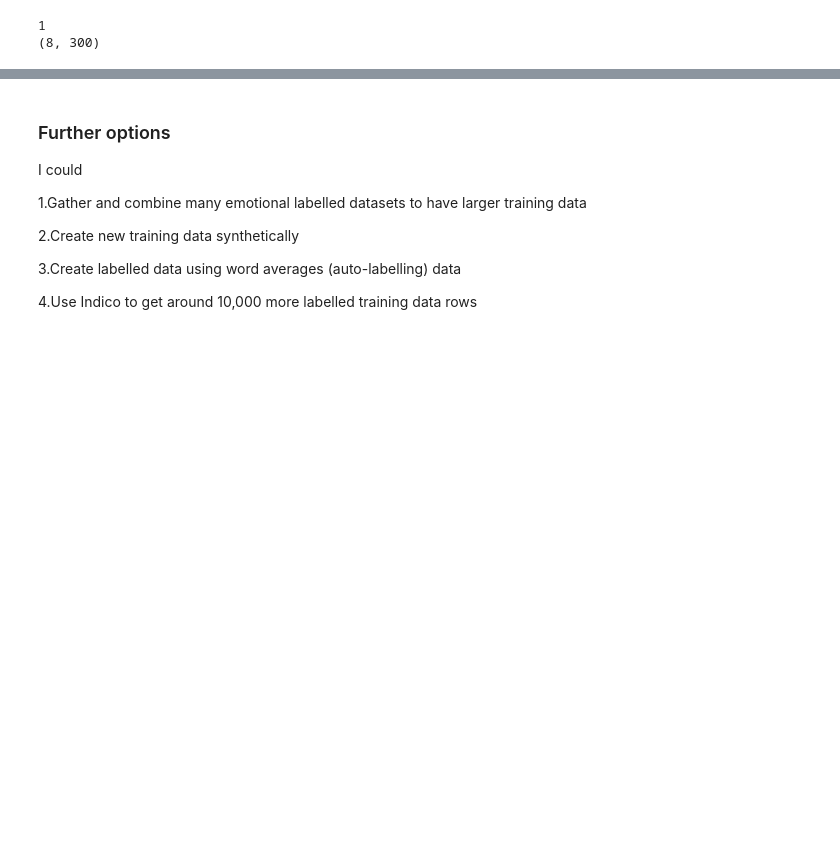
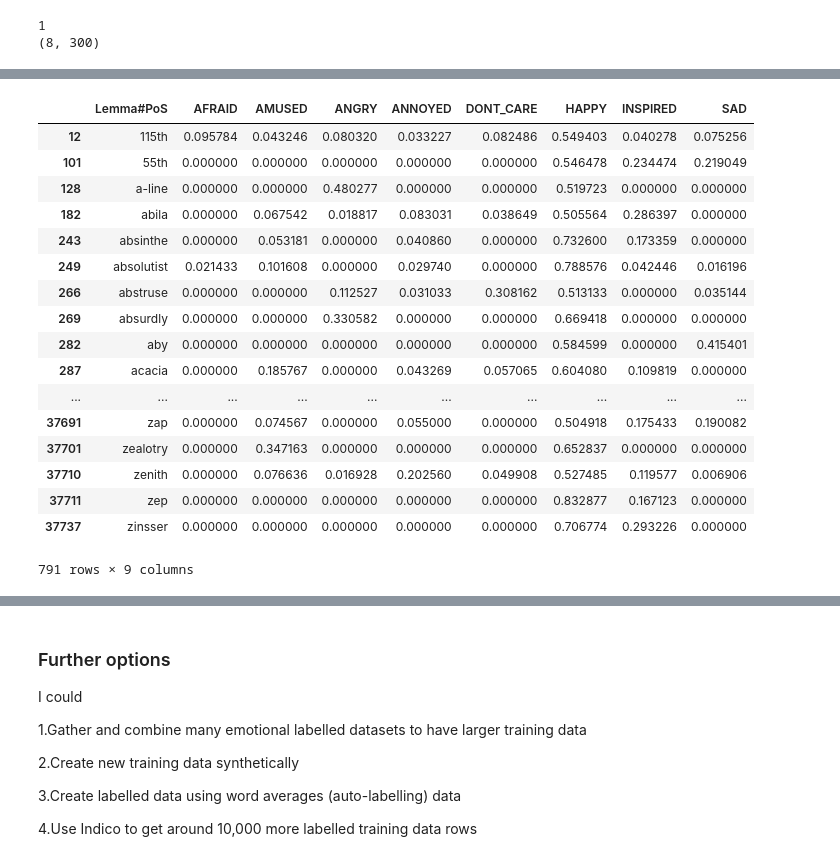
Before and after one commit to cidetraq/nlp_emotions, a Jupyter notebook: Keras LSTM.ipynb, the cells around one changed output, grey strips where cells are left out. Drawn from its saved outputs; the diff is of its cells as text; code cells hidden in the pictures; blank space fills up the shorter version.

```diff
--- a/Keras LSTM.ipynb
+++ b/Keras LSTM.ipynb
@@ -1438,0 +1397,21 @@ json_file
+# %%
+depeche[(depeche['HAPPY']>.5) & (depeche['HAPPY']<1.0)]
+# %% [output]
+|  | Lemma#PoS | AFRAID | AMUSED | ANGRY | ANNOYED | DONT_CARE | HAPPY | INSPIRED | SAD |
+| 12 | 115th | 0.095784 | 0.043246 | 0.080320 | 0.033227 | 0.082486 | 0.549403 | 0.040278 | 0.075256 |
+| 101 | 55th | 0.000000 | 0.000000 | 0.000000 | 0.000000 | 0.000000 | 0.546478 | 0.234474 | 0.219049 |
+| 128 | a-line | 0.000000 | 0.000000 | 0.480277 | 0.000000 | 0.000000 | 0.519723 | 0.000000 | 0.000000 |
+| 182 | abila | 0.000000 | 0.067542 | 0.018817 | 0.083031 | 0.038649 | 0.505564 | 0.286397 | 0.000000 |
+| 243 | absinthe | 0.000000 | 0.053181 | 0.000000 | 0.040860 | 0.000000 | 0.732600 | 0.173359 | 0.000000 |
+| 249 | absolutist | 0.021433 | 0.101608 | 0.000000 | 0.029740 | 0.000000 | 0.788576 | 0.042446 | 0.016196 |
+| 266 | abstruse | 0.000000 | 0.000000 | 0.112527 | 0.031033 | 0.308162 | 0.513133 | 0.000000 | 0.035144 |
+| 269 | absurdly | 0.000000 | 0.000000 | 0.330582 | 0.000000 | 0.000000 | 0.669418 | 0.000000 | 0.000000 |
+| 282 | aby | 0.000000 | 0.000000 | 0.000000 | 0.000000 | 0.000000 | 0.584599 | 0.000000 | 0.415401 |
+| 287 | acacia | 0.000000 | 0.185767 | 0.000000 | 0.043269 | 0.057065 | 0.604080 | 0.109819 | 0.000000 |
+| ... | ... | ... | ... | ... | ... | ... | ... | ... | ... |
+| 37691 | zap | 0.000000 | 0.074567 | 0.000000 | 0.055000 | 0.000000 | 0.504918 | 0.175433 | 0.190082 |
+| 37701 | zealotry | 0.000000 | 0.347163 | 0.000000 | 0.000000 | 0.000000 | 0.652837 | 0.000000 | 0.000000 |
+| 37710 | zenith | 0.000000 | 0.076636 | 0.016928 | 0.202560 | 0.049908 | 0.527485 | 0.119577 | 0.006906 |
+| 37711 | zep | 0.000000 | 0.000000 | 0.000000 | 0.000000 | 0.000000 | 0.832877 | 0.167123 | 0.000000 |
+| 37737 | zinsser | 0.000000 | 0.000000 | 0.000000 | 0.000000 | 0.000000 | 0.706774 | 0.293226 | 0.000000 |
+791 rows × 9 columns
```
Also changed, not shown: parts of 65 cells of this notebook, 24 other files.
